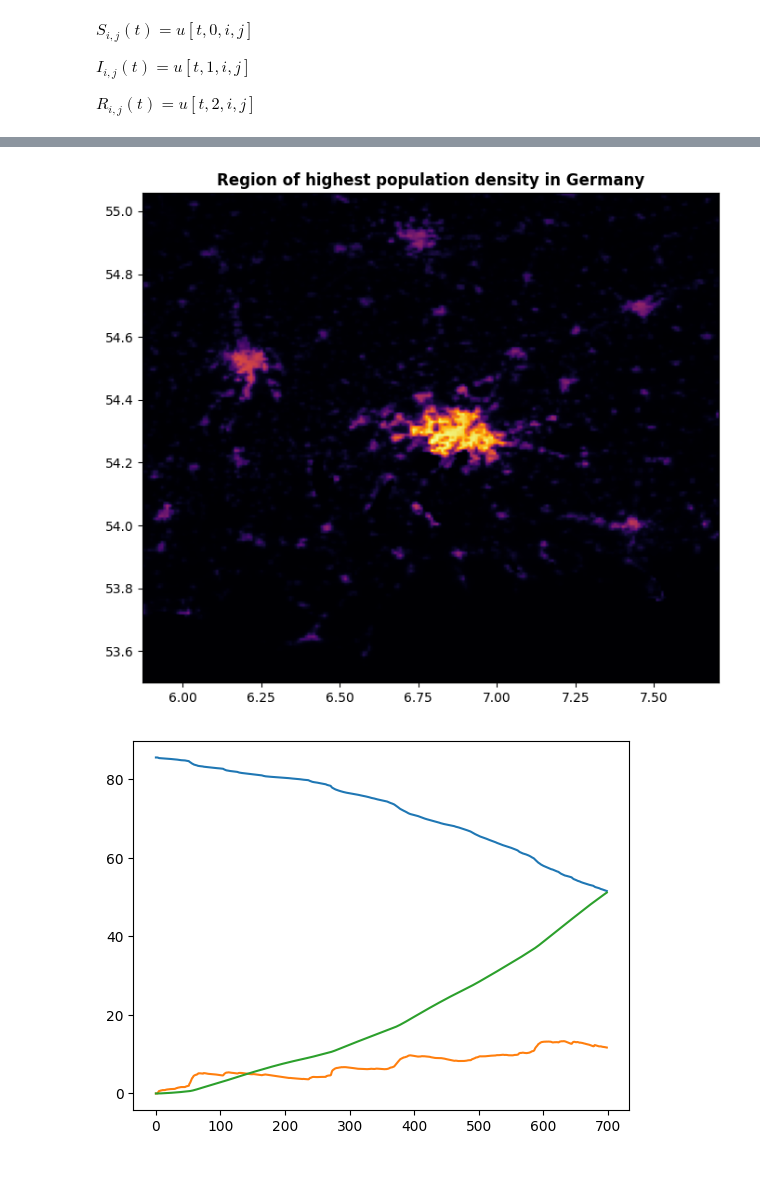
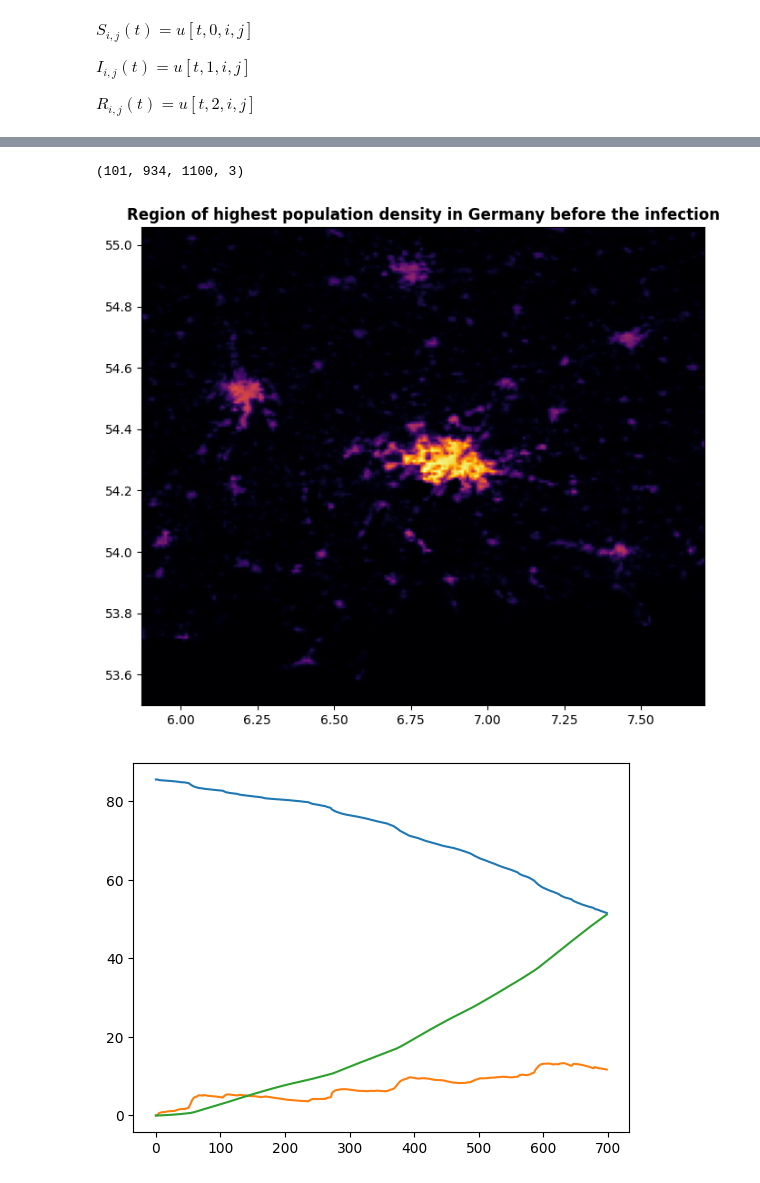
Before and after one commit to Mark-Bugden/zombie-outbreak, a Jupyter notebook: SketchFile.ipynb, the cells around one changed output, grey strips where cells are left out. Saved outputs shown, nothing was run; the diff lists cells and outputs as text; code cells hidden in the pictures.

```diff
--- a/SketchFile.ipynb
+++ b/SketchFile.ipynb
@@ -238,0 +219,10 @@ imageio.mimsave('movies/movie.gif', images)
+# %%
+uRGB = np.transpose(u, (0,2,3,1))
+# We want the infected to be red, the healthy to be green, and the dead to be blue
+uRGB[:,:,:,[1,0]] = uRGB[:,:,:,[0,1]]
+
+
+# Rescale all elements so they are between 0 and 1
+uRGB = uRGB/uRGB.max()
+# %% [output]
+(101, 934, 1100, 3)
@@ -239,15 +241,6 @@ imageio.mimsave('movies/movie.gif', images)
 # %%
-# Zooming in on the highest population density, we see
-fig, ax = plt.subplots(figsize=(8,8))
-
-# Finds the index of the highest population density
-max_idx = np.unravel_index(masked_band.argmax(), masked_band.shape)
-
-# Plots the region around the area with the highest population density
-show(u[0,0][int(np.floor(max_idx[0] - 0.1*band.shape[0])):int(np.floor(max_idx[0] + 0.1*band.shape[0])), int(np.floor(max_idx[1] - 0.1*band.shape[1])): int(np.floor(max_idx[1] + 0.1*band.shape[1]))], transform=transform,  title=f'Region of highest population density in {country}', cmap="inferno")
-plt.show()
 # %% [output]
-[figure, old version]
+[figure, new version]
 # %%
 health_pop = [np.ma.masked_array(u[t,0], ~mask).mean()*total_area/1000000 for t in range(N-1)]
 zombie_pop = [np.ma.masked_array(u[t,1], ~mask).mean()*total_area/1000000 for t in range(N-1)]
```
Also changed, not shown: parts of 19 cells of this notebook.
